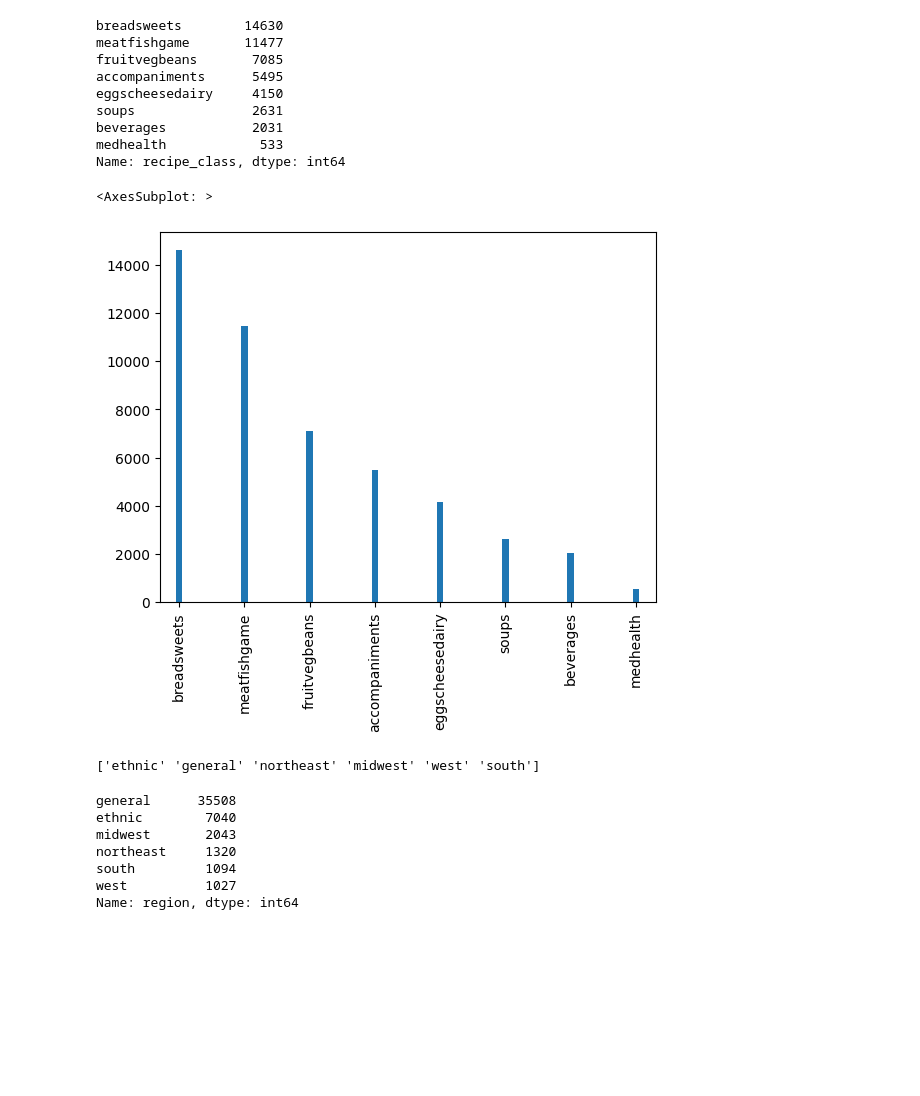
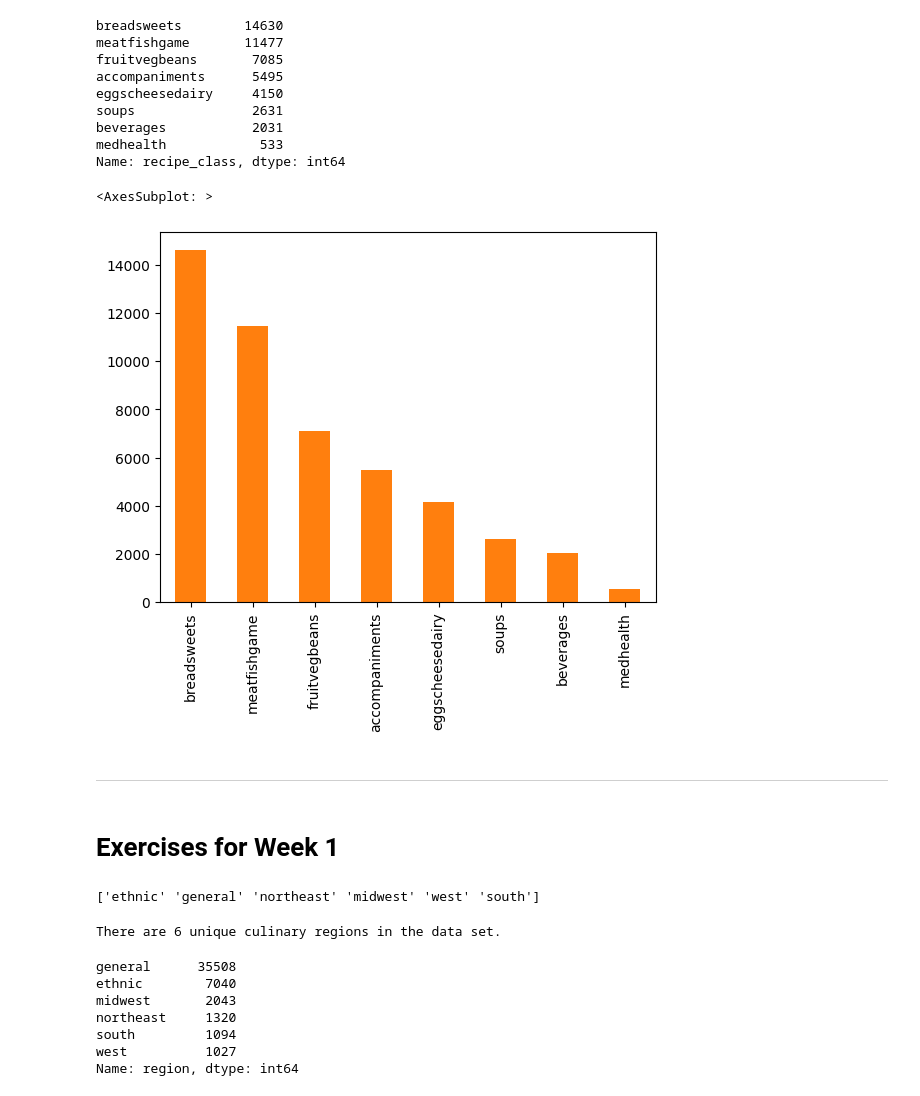
Before and after one commit to ucsdltcs180/exercises-week-1-Sumayyatron, a Jupyter notebook: Weekly Exercises.ipynb, the cells around one changed output. Drawn from its saved outputs; the diff is of its cells as text; code cells hidden in the pictures; blank space fills up the shorter version.

Commit message:
Completed easy exercises and tested markdown

```diff
--- a/Weekly Exercises.ipynb
+++ b/Weekly Exercises.ipynb
@@ -20,16 +22,24 @@ beverages           2031
 medhealth            533
 Name: recipe_class, dtype: int64
 # %%
-df['recipe_class'].value_counts().plot(kind='bar', color="C0", width=0.1)
+df['recipe_class'].value_counts().plot(kind='bar', color="C1", width=0.5)
 # %% [output]
 <AxesSubplot: >
-[figure, old version]
+[figure, new version]
+# %% [markdown]
+---
+# %% [markdown]
+# Exercises for Week 1
 # %%
 rg = df['region']
 # %%
 print(rg.unique())
 # %% [output]
 ['ethnic' 'general' 'northeast' 'midwest' 'west' 'south']
+# %%
+print(f"There are {len(rg.unique())} unique culinary regions in the data set.")
+# %% [output]
+There are 6 unique culinary regions in the data set.
 # %%
 df['region'].value_counts()
 # %% [output]
```
Also changed, not shown: parts of 2 cells of this notebook.
